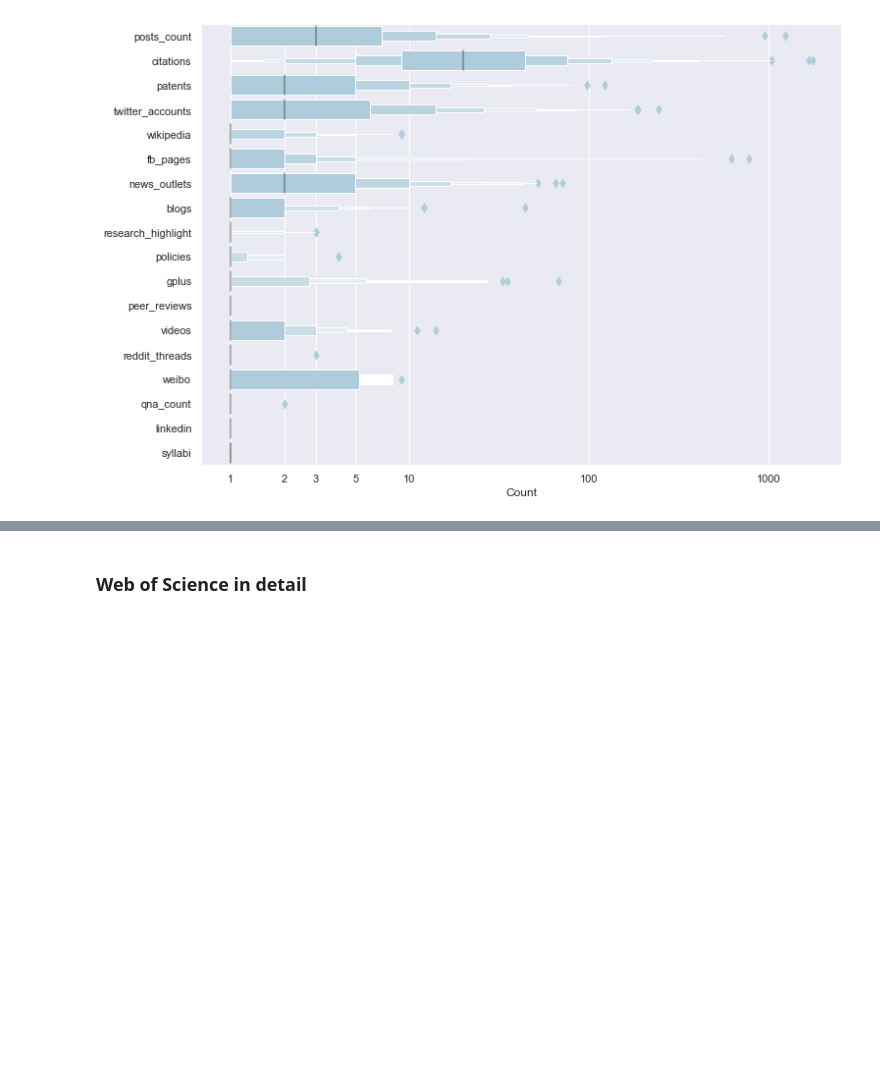
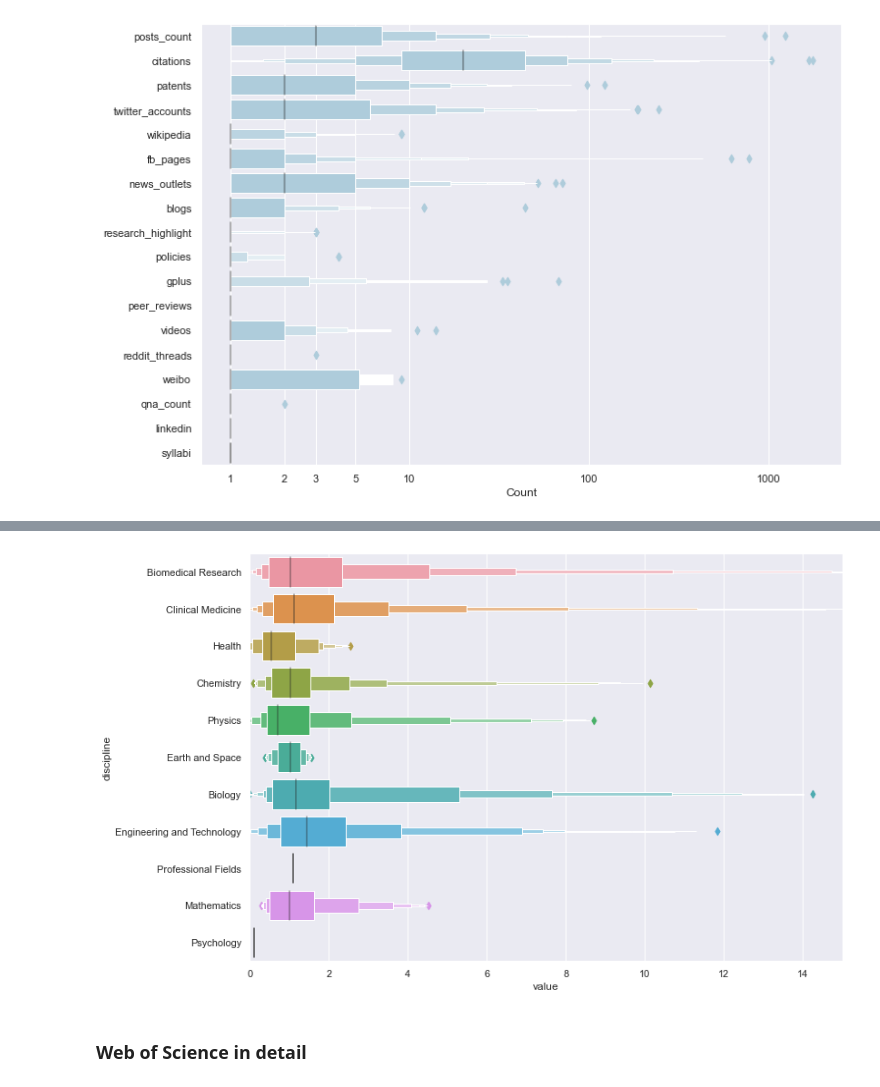
Before and after one commit to ScholCommLab/tracking-grants, a Jupyter notebook: notebooks/reports/interim_report_2.ipynb, the cells around one changed output, grey strips where cells are left out. Drawn from its saved outputs; the diff is of its cells as text; code cells hidden in the pictures; blank space fills up the shorter version.

Commit message:
add average citation score

```diff
--- a/notebooks/reports/interim_report_2.ipynb
+++ b/notebooks/reports/interim_report_2.ipynb
@@ -246,3 +262,9 @@ plt.xticks(ticks, ticks);
+# %%
+pdf = wos.melt(id_vars="discipline", value_vars="citation_score")
+sns.boxenplot(y="discipline", x="value", data=pdf)
+plt.xlim(0,15);
+# %% [output]
+[figure, added]
 # %% [markdown]
 ### Web of Science in detail
 # %%
```
Also changed, not shown: parts of 3 cells of this notebook.
